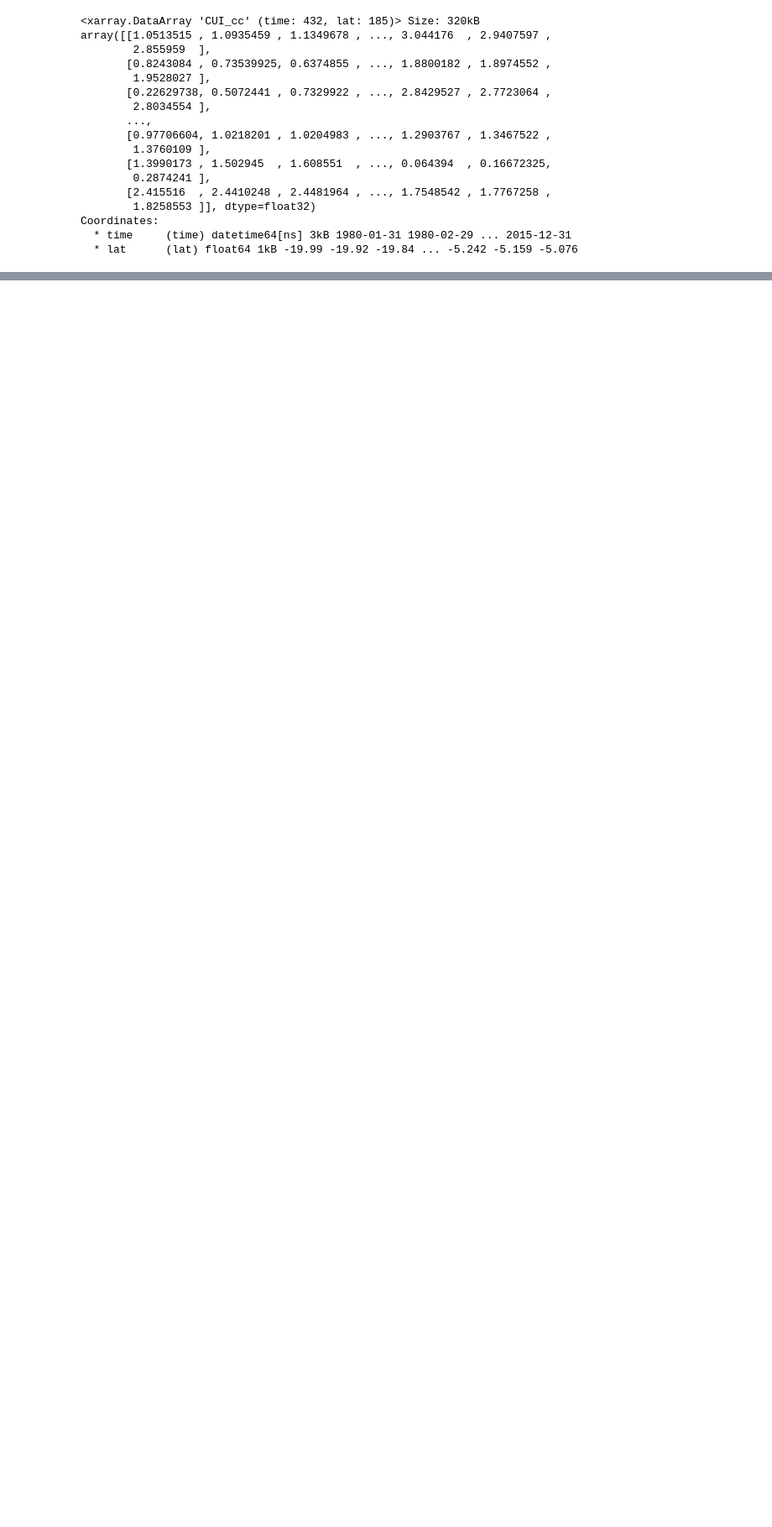
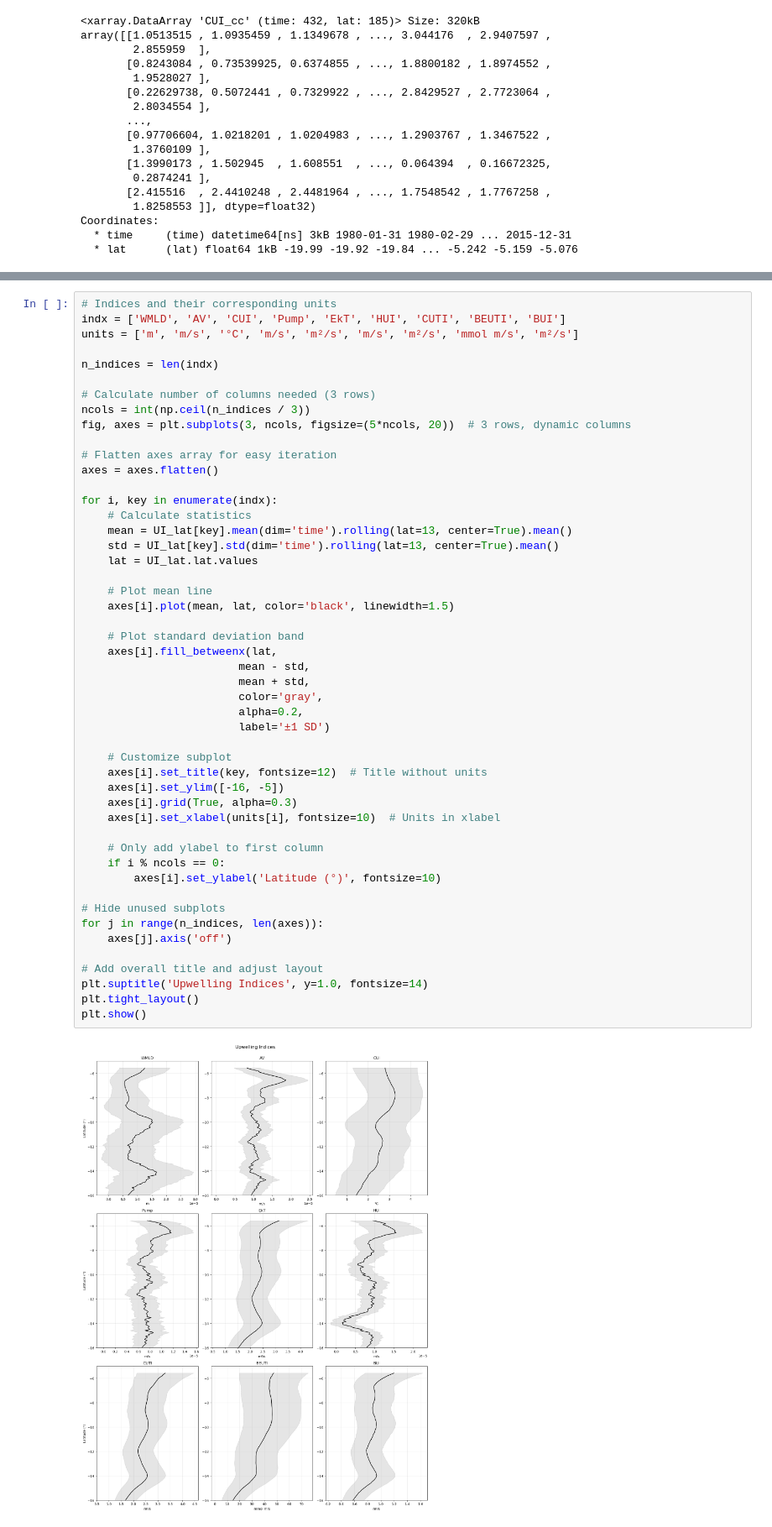
Before and after one commit to danliba/Upwelling_paper, a Jupyter notebook: UI_latitudinal.ipynb, the cells around one changed output, grey strips where cells are left out. Shown at 84% size. Saved outputs shown, nothing was run; the diff lists cells and outputs as text; blank space fills up the shorter version.

```diff
--- a/UI_latitudinal.ipynb
+++ b/UI_latitudinal.ipynb
@@ -303,0 +281,51 @@ axes[0].set_ylim([-16, -5])
+# %%
+# Indices and their corresponding units
+indx = ['WMLD', 'AV', 'CUI', 'Pump', 'EkT', 'HUI', 'CUTI', 'BEUTI', 'BUI']
+units = ['m', 'm/s', '°C', 'm/s', 'm²/s', 'm/s', 'm²/s', 'mmol m/s', 'm²/s']
+
+n_indices = len(indx)
+
+# Calculate number of columns needed (3 rows)
+ncols = int(np.ceil(n_indices / 3))
+fig, axes = plt.subplots(3, ncols, figsize=(5*ncols, 20))  # 3 rows, dynamic columns
+
+# Flatten axes array for easy iteration
+axes = axes.flatten()
+
+for i, key in enumerate(indx):
+    # Calculate statistics
+    mean = UI_lat[key].mean(dim='time').rolling(lat=13, center=True).mean()
+    std = UI_lat[key].std(dim='time').rolling(lat=13, center=True).mean()
+    lat = UI_lat.lat.values
+
+    # Plot mean line
+    axes[i].plot(mean, lat, color='black', linewidth=1.5)
+
+    # Plot standard deviation band
+    axes[i].fill_betweenx(lat,
+                        mean - std,
+                        mean + std,
+                        color='gray',
+                        alpha=0.2,
+                        label='±1 SD')
+
+    # Customize subplot
+    axes[i].set_title(key, fontsize=12)  # Title without units
+    axes[i].set_ylim([-16, -5])
+    axes[i].grid(True, alpha=0.3)
+    axes[i].set_xlabel(units[i], fontsize=10)  # Units in xlabel
+
+    # Only add ylabel to first column
+    if i % ncols == 0:
+        axes[i].set_ylabel('Latitude (°)', fontsize=10)
+
+# Hide unused subplots
+for j in range(n_indices, len(axes)):
+    axes[j].axis('off')
+
+# Add overall title and adjust layout
+plt.suptitle('Upwelling Indices', y=1.0, fontsize=14)
+plt.tight_layout()
+plt.show()
+# %% [output]
+[figure, added]
```
Also changed, not shown: parts of 11 cells of this notebook, 1 other file.
